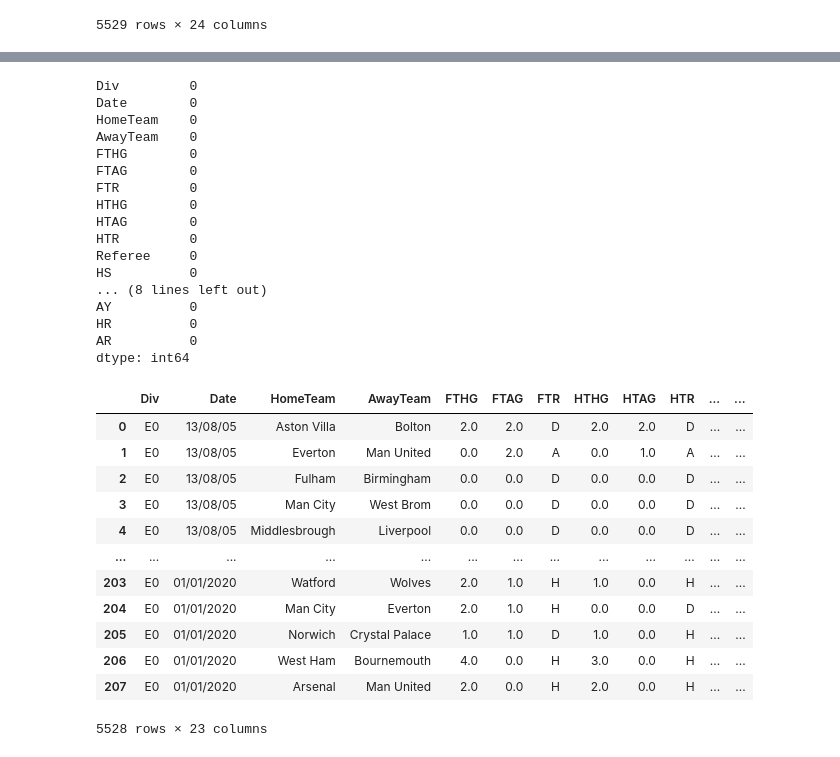
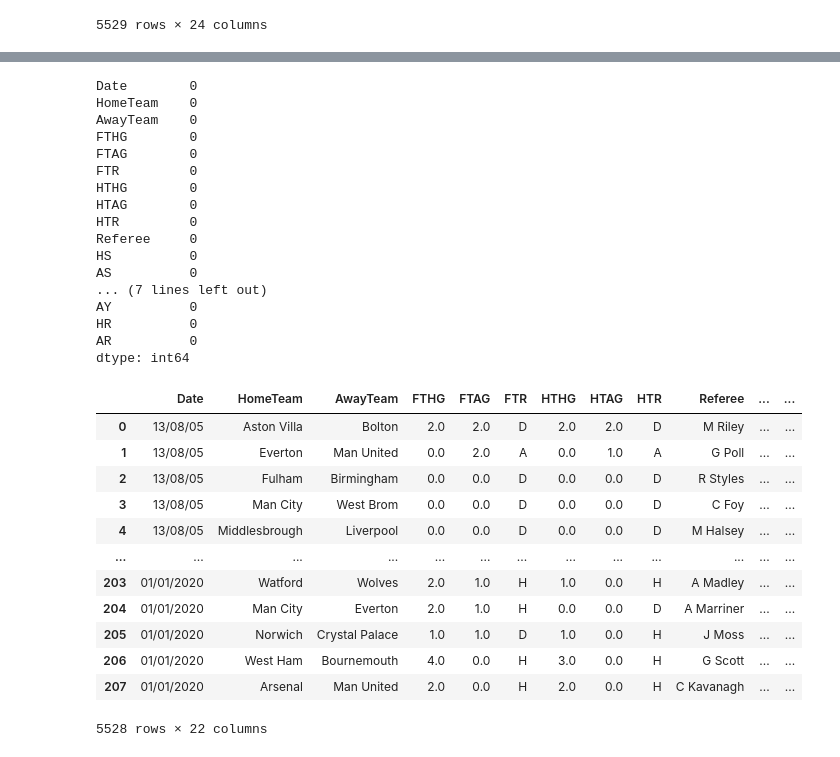
Before and after one commit to BrianMcCabe96/4447_final, a Jupyter notebook: Final_draft_Testing.ipynb, the cells around one changed output, grey strips where cells are left out. Cells and saved outputs as stored; diff of their text form; code cells hidden in the pictures.

```diff
--- a/Final_draft_Testing.ipynb
+++ b/Final_draft_Testing.ipynb
@@ -69,42 +81,42 @@ HTR_H       0
 dtype: int64
 # %%
 soccer.drop(['Time'], axis = 1, inplace = True)
+soccer.drop(['Div'], axis = 1, inplace = True)
 soccer.dropna(how = 'all', inplace = True)
+soccer1 = soccer.copy
 print(soccer.isna().sum())
+soccer
 # %% [output]
-Div         0
 Date        0
 HomeTeam    0
 AwayTeam    0
 FTHG        0
 FTAG        0
 FTR         0
 HTHG        0
 HTAG        0
 HTR         0
 Referee     0
 HS          0
-... (8 lines left out)
+AS          0
+... (7 lines left out)
 AY          0
 HR          0
 AR          0
 dtype: int64
+|  | Date | HomeTeam | AwayTeam | FTHG | FTAG | FTR | HTHG | HTAG | HTR | Referee | ... | ... |
+| 0 | 13/08/05 | Aston Villa | Bolton | 2.0 | 2.0 | D | 2.0 | 2.0 | D | M Riley | ... | ... |
+| 1 | 13/08/05 | Everton | Man United | 0.0 | 2.0 | A | 0.0 | 1.0 | A | G Poll | ... | ... |
+| 2 | 13/08/05 | Fulham | Birmingham | 0.0 | 0.0 | D | 0.0 | 0.0 | D | R Styles | ... | ... |
+| 3 | 13/08/05 | Man City | West Brom | 0.0 | 0.0 | D | 0.0 | 0.0 | D | C Foy | ... | ... |
+| 4 | 13/08/05 | Middlesbrough | Liverpool | 0.0 | 0.0 | D | 0.0 | 0.0 | D | M Halsey | ... | ... |
+| ... | ... | ... | ... | ... | ... | ... | ... | ... | ... | ... | ... | ... |
+| 203 | 01/01/2020 | Watford | Wolves | 2.0 | 1.0 | H | 1.0 | 0.0 | H | A Madley | ... | ... |
+| 204 | 01/01/2020 | Man City | Everton | 2.0 | 1.0 | H | 0.0 | 0.0 | D | A Marriner | ... | ... |
+| 205 | 01/01/2020 | Norwich | Crystal Palace | 1.0 | 1.0 | D | 1.0 | 0.0 | H | J Moss | ... | ... |
+| 206 | 01/01/2020 | West Ham | Bournemouth | 4.0 | 0.0 | H | 3.0 | 0.0 | H | G Scott | ... | ... |
+| 207 | 01/01/2020 | Arsenal | Man United | 2.0 | 0.0 | H | 2.0 | 0.0 | H | C Kavanagh | ... | ... |
+5528 rows × 22 columns
-# %%
-soccer
-# %% [output]
-|  | Div | Date | HomeTeam | AwayTeam | FTHG | FTAG | FTR | HTHG | HTAG | HTR | ... | ... |
-| 0 | E0 | 13/08/05 | Aston Villa | Bolton | 2.0 | 2.0 | D | 2.0 | 2.0 | D | ... | ... |
-| 1 | E0 | 13/08/05 | Everton | Man United | 0.0 | 2.0 | A | 0.0 | 1.0 | A | ... | ... |
-| 2 | E0 | 13/08/05 | Fulham | Birmingham | 0.0 | 0.0 | D | 0.0 | 0.0 | D | ... | ... |
-| 3 | E0 | 13/08/05 | Man City | West Brom | 0.0 | 0.0 | D | 0.0 | 0.0 | D | ... | ... |
-| 4 | E0 | 13/08/05 | Middlesbrough | Liverpool | 0.0 | 0.0 | D | 0.0 | 0.0 | D | ... | ... |
-| ... | ... | ... | ... | ... | ... | ... | ... | ... | ... | ... | ... | ... |
-| 203 | E0 | 01/01/2020 | Watford | Wolves | 2.0 | 1.0 | H | 1.0 | 0.0 | H | ... | ... |
-| 204 | E0 | 01/01/2020 | Man City | Everton | 2.0 | 1.0 | H | 0.0 | 0.0 | D | ... | ... |
-| 205 | E0 | 01/01/2020 | Norwich | Crystal Palace | 1.0 | 1.0 | D | 1.0 | 0.0 | H | ... | ... |
-| 206 | E0 | 01/01/2020 | West Ham | Bournemouth | 4.0 | 0.0 | H | 3.0 | 0.0 | H | ... | ... |
-| 207 | E0 | 01/01/2020 | Arsenal | Man United | 2.0 | 0.0 | H | 2.0 | 0.0 | H | ... | ... |
-5528 rows × 23 columns
 # %%
 soccer = pd.get_dummies(soccer, columns = ['FTR','HTR'])
 soccer
```
Also changed, not shown: parts of 21 cells of this notebook.
